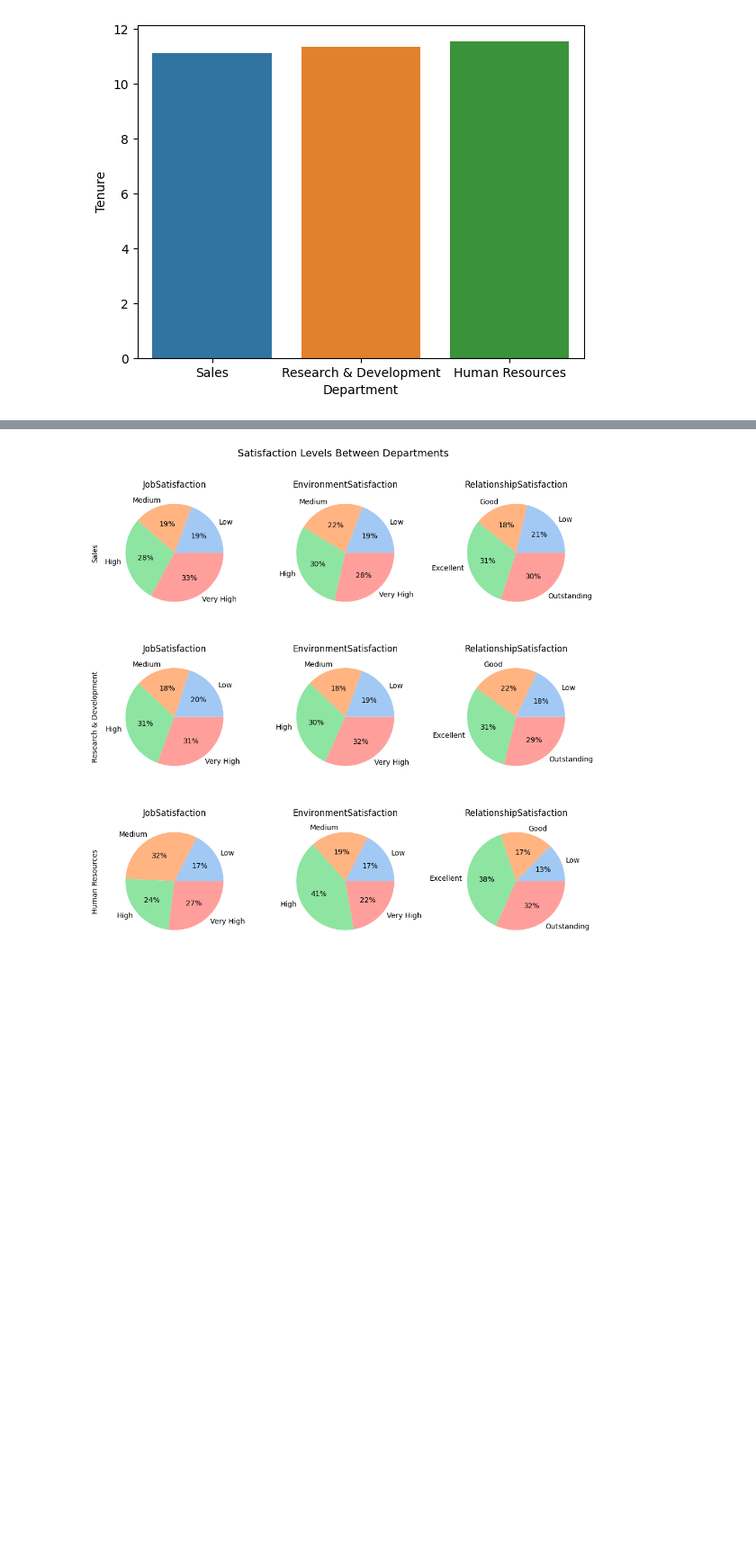
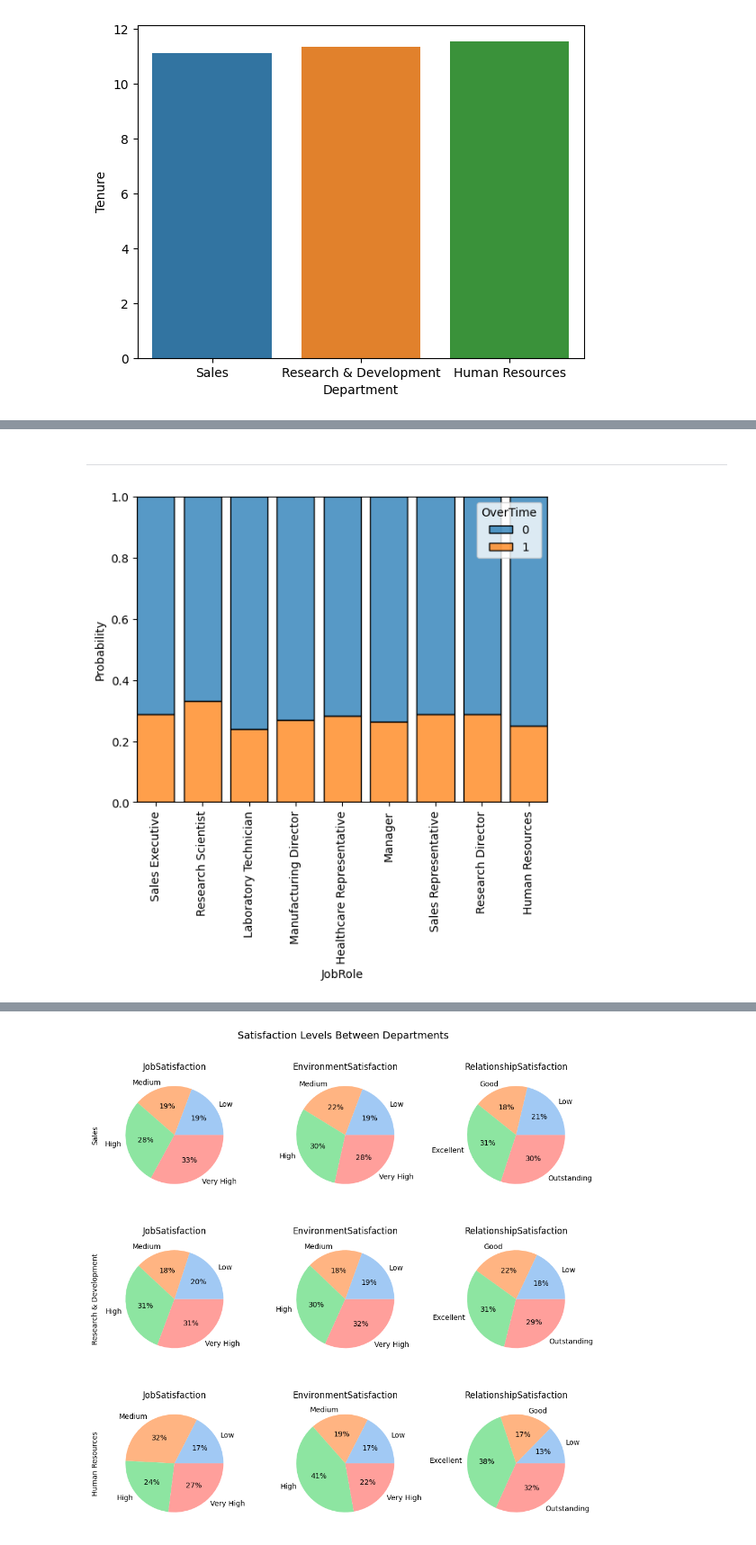
Before and after one commit to GoncaloJoseMoura/Projects, a Jupyter notebook: HR/HR_Attrition.ipynb, the cells around one changed output, grey strips where cells are left out. Shown at 90% size. Cells and saved outputs as stored; diff of their text form; code cells hidden in the pictures; blank space fills up the shorter version.

```diff
--- a/HR/HR_Attrition.ipynb
+++ b/HR/HR_Attrition.ipynb
@@ -387,0 +403,8 @@ plt.tight_layout()
+# %% [markdown]
+---
+# %%
+sns.histplot(x = 'JobRole', hue= 'OverTime', data=df, stat="probability", multiple="fill", shrink=.8)
+plt.xticks(rotation= 90)
+plt.show()
+# %% [output]
+[figure, added]
```
Also changed, not shown: parts of 20 cells of this notebook.
